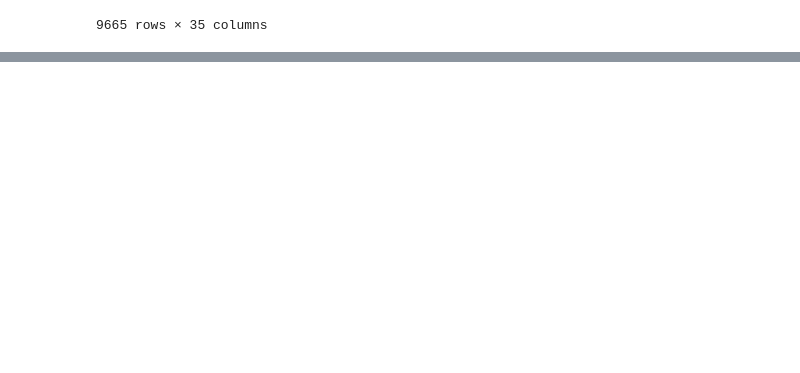
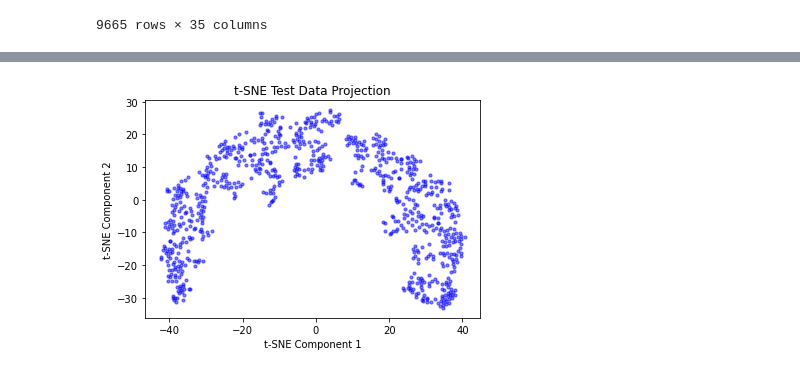
Before and after one commit to tungnd237/InventoryManagementAnalyst, a Jupyter notebook: hj/0514_clustering_comparison.ipynb, the cells around one changed output, grey strips where cells are left out. Drawn from its saved outputs; the diff is of its cells as text; code cells hidden in the pictures; blank space fills up the shorter version.

```diff
--- a/hj/0514_clustering_comparison.ipynb
+++ b/hj/0514_clustering_comparison.ipynb
@@ -597,0 +748,42 @@ Coefficient of determination: 0.52
+# %%
+
+# Calculate Recency, Frequency, and Monetary (RFM) values
+snapshot_date = df['Order Date'].max() + pd.Timedelta(days=1)
+rfm = df.groupby('Customer ID').agg({
+    'Order Date': lambda x: (snapshot_date - x.max()).days,
+    'Order ID': 'count',
+    'Sales': 'sum',
+    'Quantity': 'sum',
+    'Discount': 'sum',
+    'Profit': 'sum'
+}).rename(columns={
+    'Order Date': 'Recency',
+    'Order ID': 'Frequency',
+    'Sales': 'Sales',
+    'Quantity': 'Quantity',
+    'Discount': 'Discount',
+    'Profit': 'Profit'
+})
+
+
+# Apply t-SNE
+tsne = TSNE(n_components=2, random_state=2023, perplexity=30)
+tsne_df = tsne.fit_transform(rfm)
+
+# Plot the transformed test data
+plt.scatter(tsne_df[:, 0], tsne_df[:, 1], c='blue', marker='o', alpha=0.5, s= 10)
+plt.xlabel('t-SNE Component 1')
+plt.ylabel('t-SNE Component 2')
+plt.title('t-SNE Test Data Projection')
+plt.show()
+
+# Normalize RFM values and apply K-means clustering
+#scaler = StandardScaler()
+#rfm_normalized = scaler.fit_transform(tsne_df)
+
+
+
+Spectral = AgglomerativeClustering(n_clusters=number_cluster)
+rfm['Cluster'] = Spectral.fit_predict(tsne_df)
+# %% [output]
+[figure, added]
```
Also changed, not shown: parts of 54 cells of this notebook.
